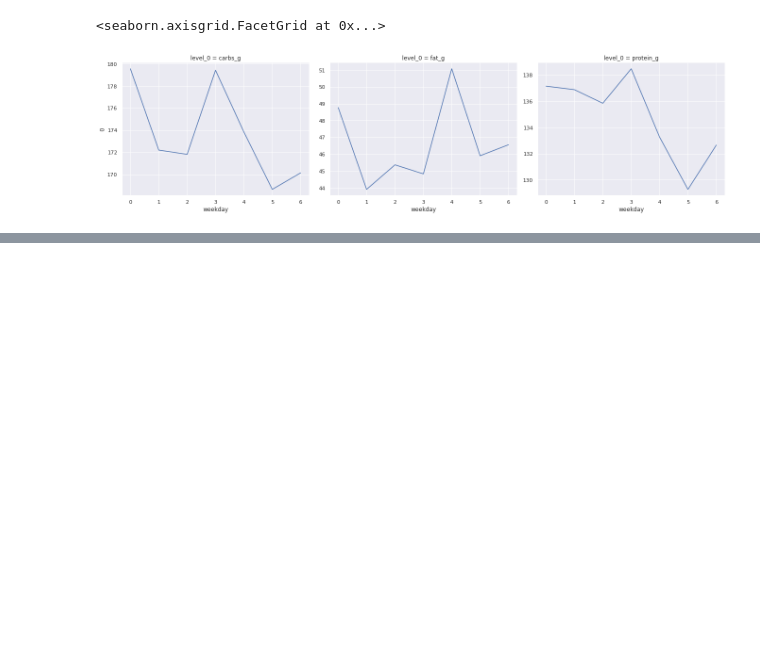
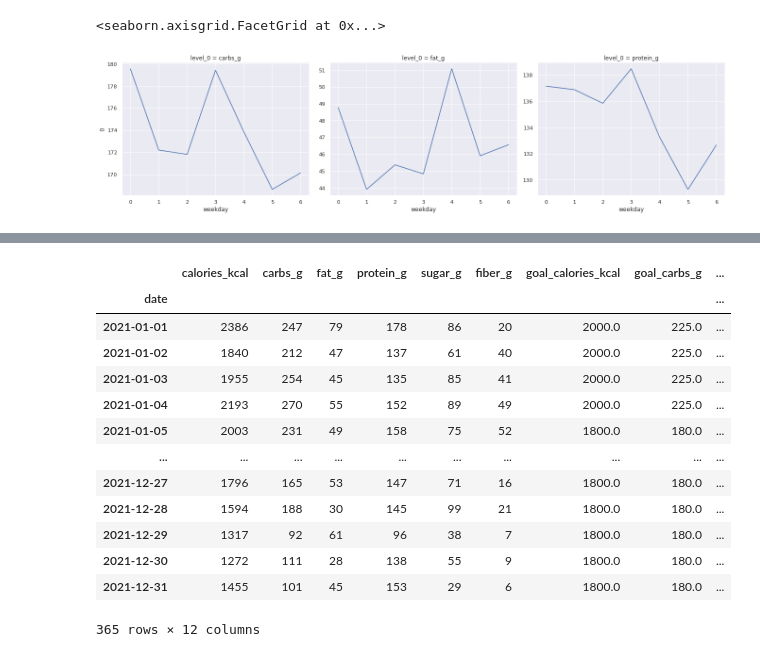
Before and after one commit to ismailmo1/mfp-wrapped, a Jupyter notebook: food_eda.ipynb, the cells around one changed output, grey strips where cells are left out. Cells and saved outputs as stored; diff of their text form; code cells hidden in the pictures; blank space fills up the shorter version.

```diff
--- a/food_eda.ipynb
+++ b/food_eda.ipynb
@@ -338,0 +404,23 @@ g.map(sns.lineplot, "weekday", 0)
+# %%
+# summarise intake for each day
+sum_cols = {col:'sum' for col in ['calories_kcal', 'carbs_g', 'fat_g', 'protein_g', 'sugar_g', 'fiber_g']}
+
+#goal intake is repeated for each row in the day, so a average will just return the same value
+all_cols = {**sum_cols, **{col:'mean' for col in ['goal_calories_kcal', 'goal_carbs_g', 'goal_fat_g', 'goal_protein_g', 'goal_sugar_g', 'goal_fiber_g']}}
+# %%
+food_df_full.groupby("date").agg(all_cols)
+# %% [output]
+|  | calories_kcal | carbs_g | fat_g | protein_g | sugar_g | fiber_g | goal_calories_kcal | goal_carbs_g | ... |
+| date |  |  |  |  |  |  |  |  | ... |
+| 2021-01-01 | 2386 | 247 | 79 | 178 | 86 | 20 | 2000.0 | 225.0 | ... |
+| 2021-01-02 | 1840 | 212 | 47 | 137 | 61 | 40 | 2000.0 | 225.0 | ... |
+| 2021-01-03 | 1955 | 254 | 45 | 135 | 85 | 41 | 2000.0 | 225.0 | ... |
+| 2021-01-04 | 2193 | 270 | 55 | 152 | 89 | 49 | 2000.0 | 225.0 | ... |
+| 2021-01-05 | 2003 | 231 | 49 | 158 | 75 | 52 | 1800.0 | 180.0 | ... |
+| ... | ... | ... | ... | ... | ... | ... | ... | ... | ... |
+| 2021-12-27 | 1796 | 165 | 53 | 147 | 71 | 16 | 1800.0 | 180.0 | ... |
+| 2021-12-28 | 1594 | 188 | 30 | 145 | 99 | 21 | 1800.0 | 180.0 | ... |
+| 2021-12-29 | 1317 | 92 | 61 | 96 | 38 | 7 | 1800.0 | 180.0 | ... |
+| 2021-12-30 | 1272 | 111 | 28 | 138 | 55 | 9 | 1800.0 | 180.0 | ... |
+| 2021-12-31 | 1455 | 101 | 45 | 153 | 29 | 6 | 1800.0 | 180.0 | ... |
+365 rows × 12 columns
```
Also changed, not shown: parts of 12 cells of this notebook.
